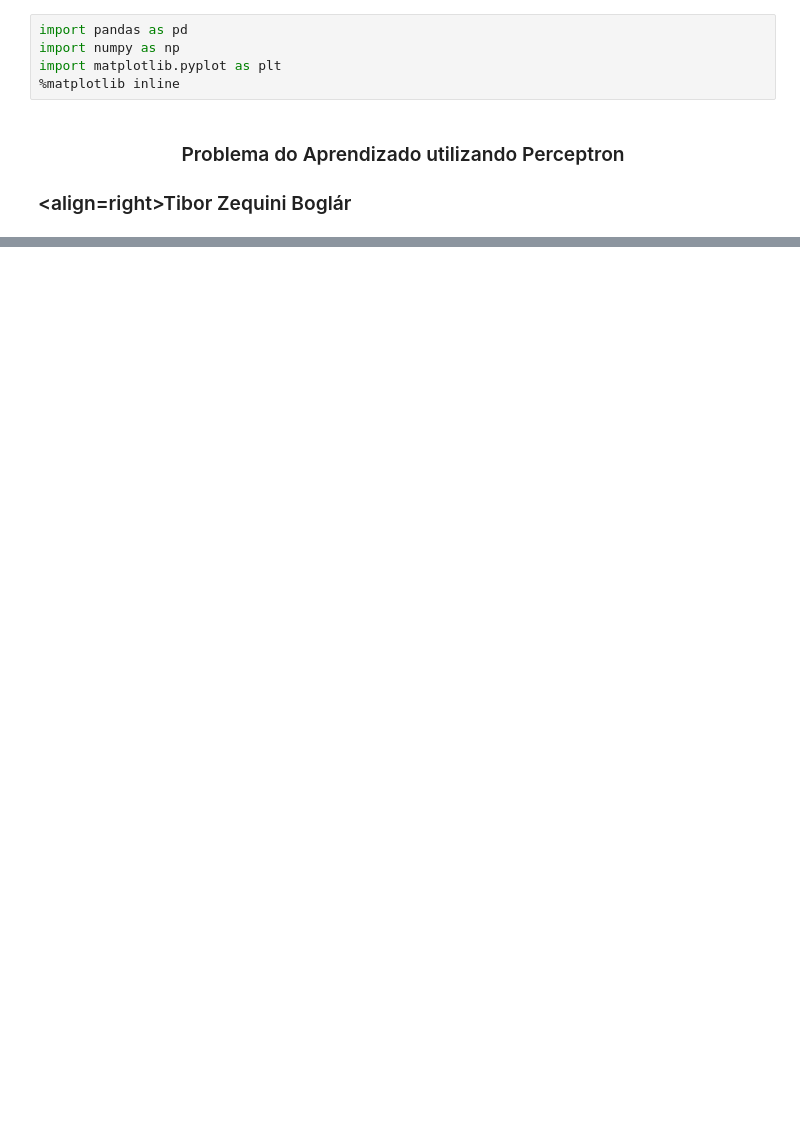
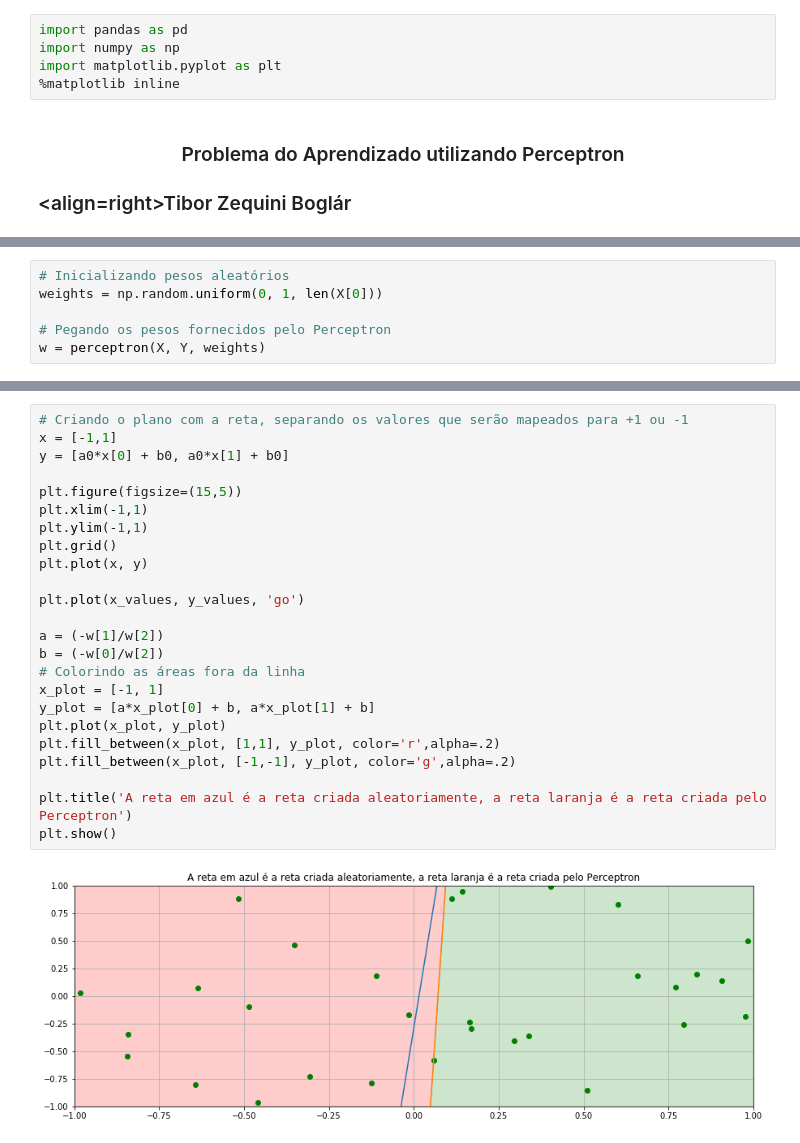
Before and after one commit to tiborboglar/IsLearningFeasible, a Jupyter notebook: Lecture 01.ipynb, the cells around one changed output, grey strips where cells are left out. Cells and saved outputs as stored; diff of their text form; blank space fills up the shorter version.

```diff
--- a/Lecture 01.ipynb
+++ b/Lecture 01.ipynb
@@ -59,0 +134,6 @@ a,b
+# %%
+# Inicializando pesos aleatórios
+weights = np.random.uniform(0, 1, len(X[0]))
+
+# Pegando os pesos fornecidos pelo Perceptron
+w = perceptron(X, Y, weights)
@@ -59,0 +148,26 @@ a,b
+# %%
+# Criando o plano com a reta, separando os valores que serão mapeados para +1 ou -1
+x = [-1,1]
+y = [a0*x[0] + b0, a0*x[1] + b0]
+
+plt.figure(figsize=(15,5))
+plt.xlim(-1,1)
+plt.ylim(-1,1)
+plt.grid()
+plt.plot(x, y)
+
+plt.plot(x_values, y_values, 'go')
+
+a = (-w[1]/w[2])
+b = (-w[0]/w[2])
+# Colorindo as áreas fora da linha
+x_plot = [-1, 1]
+y_plot = [a*x_plot[0] + b, a*x_plot[1] + b]
+plt.plot(x_plot, y_plot)
+plt.fill_between(x_plot, [1,1], y_plot, color='r',alpha=.2)
+plt.fill_between(x_plot, [-1,-1], y_plot, color='g',alpha=.2)
+
+plt.title('A reta em azul é a reta criada aleatoriamente, a reta laranja é a reta criada pelo Perceptron')
+plt.show()
+# %% [output]
+[figure, added]
```
Also changed, not shown: parts of 24 cells of this notebook.
